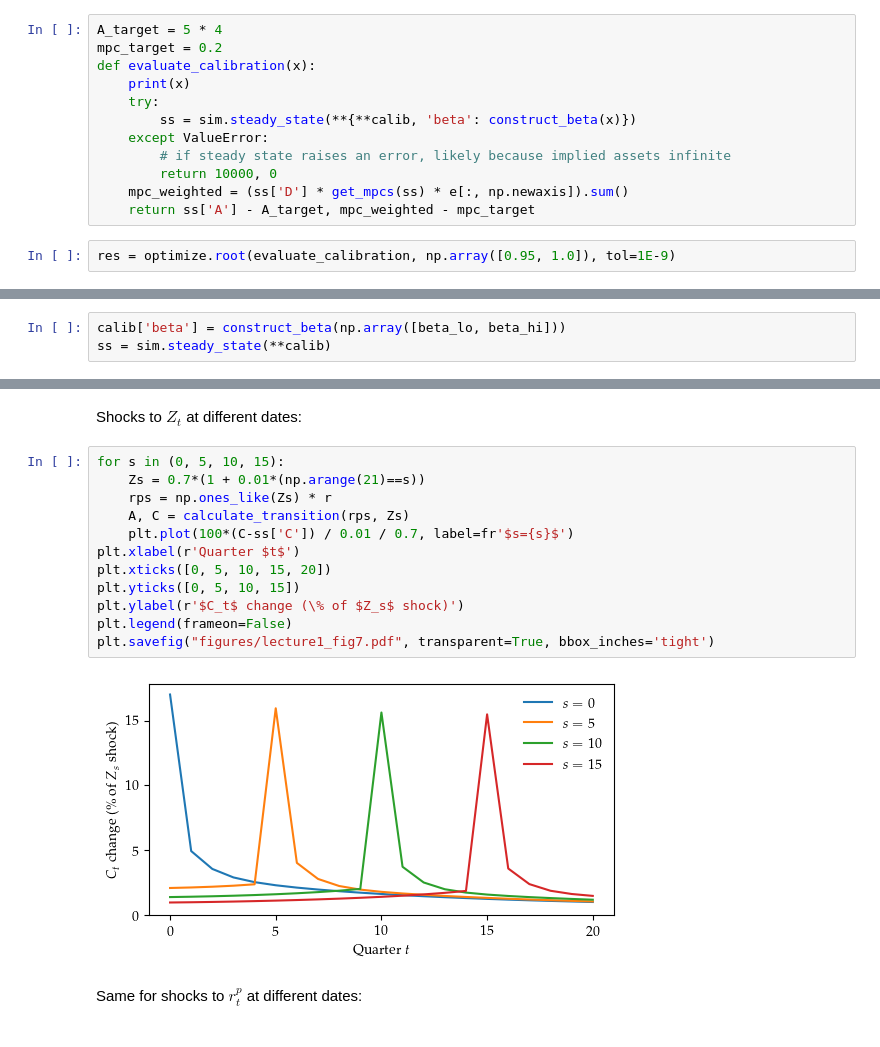
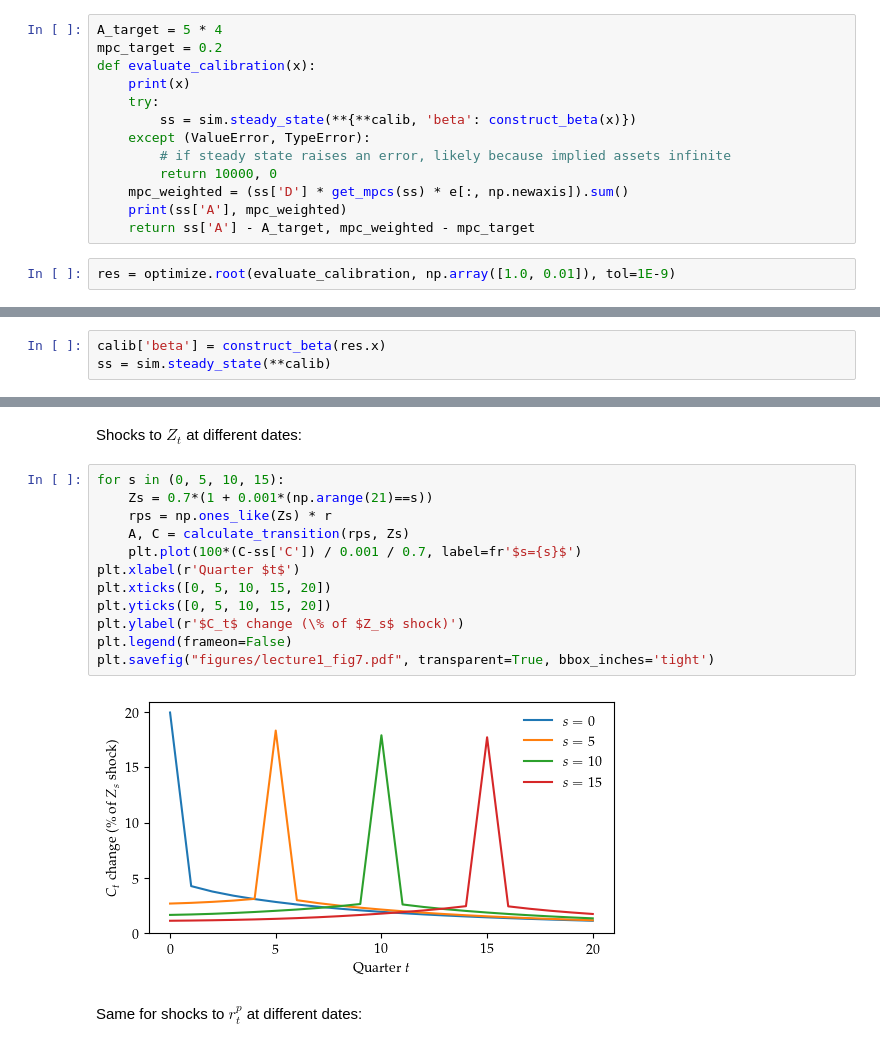
Before and after one commit to shade-econ/nber-workshop-2025, a Jupyter notebook: notebooks/lecture1_sim.ipynb, the cells around one changed output, grey strips where cells are left out. Cells and saved outputs as stored; diff of their text form.

Commit message:
updated beta heterogeneity calibration and slides

```diff
--- a/notebooks/lecture1_sim.ipynb
+++ b/notebooks/lecture1_sim.ipynb
@@ -142,11 +146,12 @@ def evaluate_calibration(x):
     print(x)
     try:
         ss = sim.steady_state(**{**calib, 'beta': construct_beta(x)})
-    except ValueError:
+    except (ValueError, TypeError):
         # if steady state raises an error, likely because implied assets infinite
         return 10000, 0
     mpc_weighted = (ss['D'] * get_mpcs(ss) * e[:, np.newaxis]).sum()
+    print(ss['A'], mpc_weighted)
     return ss['A'] - A_target, mpc_weighted - mpc_target
 # %%
-res = optimize.root(evaluate_calibration, np.array([0.95, 1.0]), tol=1E-9)
+res = optimize.root(evaluate_calibration, np.array([1.0, 0.01]), tol=1E-9)
 # %% [output]
@@ -211,6 +210,9 @@ def get_lorenz(ss, percentiles):
     a_grid = ss['a_grid']
     lorenz_model = np.array([np.interp(pctl, D.cumsum(), (a_grid * D).cumsum()) / ss['A'] for pctl in percentiles])
     return lorenz_model
+# %%
+calib['beta'] = construct_beta(res.x)
+ss = sim.steady_state(**calib)
 # %%
 percentiles_detail = np.arange(501) / 500
 lorenz_scf_detail = np.array([np.interp(pctl, lorenz_scf[:, 0], lorenz_scf[:, 1]) for pctl in percentiles_detail])
@@ -228,8 +230,5 @@ plt.savefig("figures/lecture1_fig6.pdf", transparent=True, bbox_inches='tight')
 # %% [markdown]
 # Dynamics: shocks to $Z_s$ in our model
-# %%
-calib['beta'] = construct_beta(np.array([beta_lo, beta_hi]))
-ss = sim.steady_state(**calib)
 # %% [markdown]
 Function calculating transition in response to paths of $r_t^p$ and $Z_t$:
 # %%
@@ -255,18 +254,18 @@ def calculate_transition(rps, Zs):
 Shocks to $Z_t$ at different dates:
 # %%
 for s in (0, 5, 10, 15):
-    Zs = 0.7*(1 + 0.01*(np.arange(21)==s))
+    Zs = 0.7*(1 + 0.001*(np.arange(21)==s))
     rps = np.ones_like(Zs) * r
     A, C = calculate_transition(rps, Zs)
-    plt.plot(100*(C-ss['C']) / 0.01 / 0.7, label=fr'$s={s}$')
+    plt.plot(100*(C-ss['C']) / 0.001 / 0.7, label=fr'$s={s}$')
 plt.xlabel(r'Quarter $t$')
 plt.xticks([0, 5, 10, 15, 20])
-plt.yticks([0, 5, 10, 15])
+plt.yticks([0, 5, 10, 15, 20])
 plt.ylabel(r'$C_t$ change (\% of $Z_s$ shock)')
 plt.legend(frameon=False)
 plt.savefig("figures/lecture1_fig7.pdf", transparent=True, bbox_inches='tight')
 # %% [output]
-[figure, old version]
+[figure, new version]
 # %% [markdown]
 Same for shocks to $r_t^p$ at different dates:
 # %%
```
Also changed, not shown: parts of 12 cells of this notebook, 1 other file.
